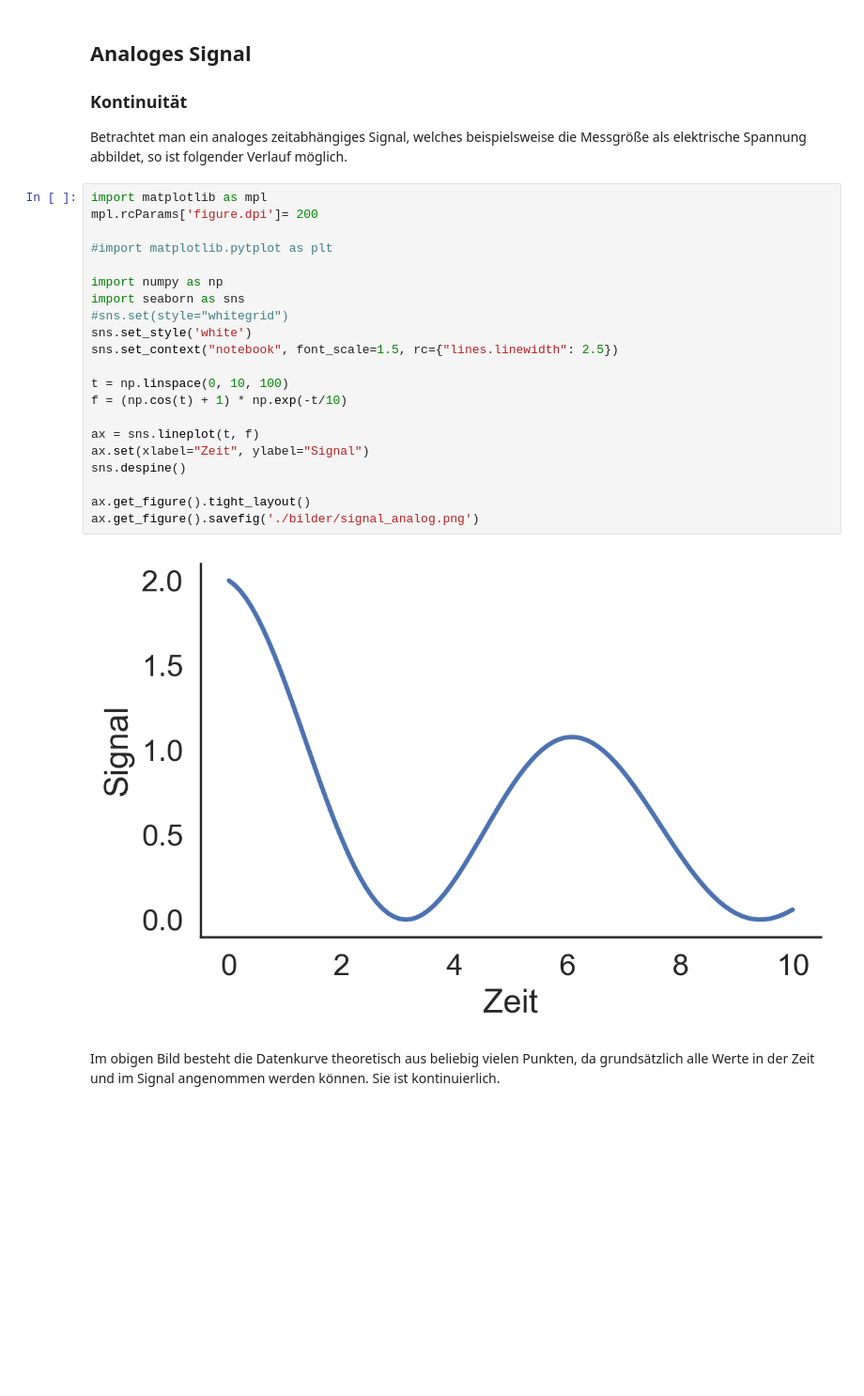
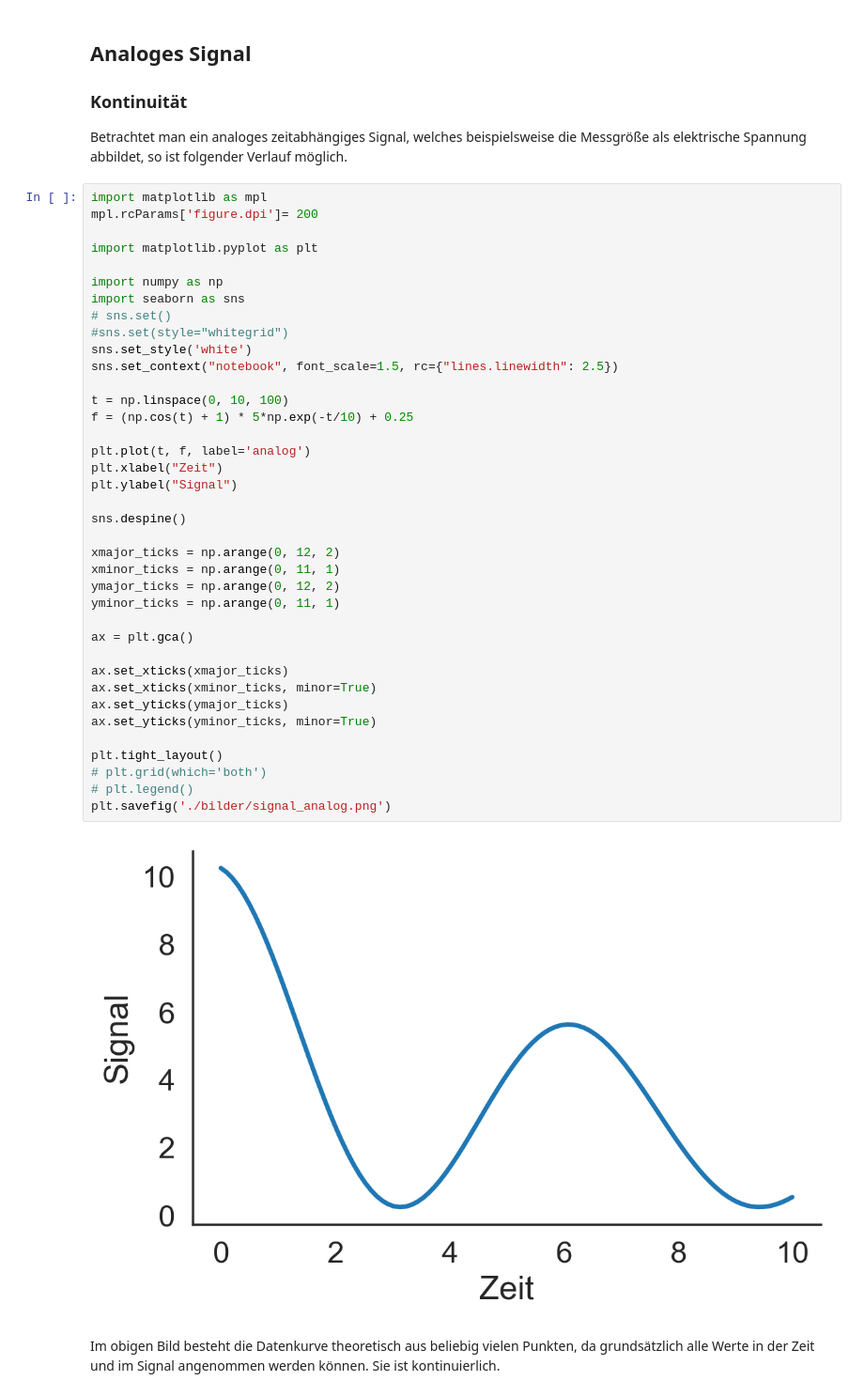
Before and after one commit to lu-kas/Vorlesung_Ingenieurinformatik, a Jupyter notebook: Content/Script/01_computer/011_analoge_informationen.ipynb, the cells around one changed output. Shown at 94% size. Cells and saved outputs as stored; diff of their text form; blank space fills up the shorter version.

Commit message:
finished analog

```diff
--- a/Content/Script/01_computer/011_analoge_informationen.ipynb
+++ b/Content/Script/01_computer/011_analoge_informationen.ipynb
@@ -30,26 +30,43 @@ Betrachtet man ein analoges zeitabhängiges Signal, welches beispielsweise die M
 # %%
 import matplotlib as mpl
 mpl.rcParams['figure.dpi']= 200
 
-#import matplotlib.pytplot as plt
+import matplotlib.pyplot as plt
 
 import numpy as np
 import seaborn as sns
+# sns.set()
 #sns.set(style="whitegrid")
 sns.set_style('white')
 sns.set_context("notebook", font_scale=1.5, rc={"lines.linewidth": 2.5})
 
 t = np.linspace(0, 10, 100)
-f = (np.cos(t) + 1) * np.exp(-t/10)
+f = (np.cos(t) + 1) * 5*np.exp(-t/10) + 0.25
 
-ax = sns.lineplot(t, f)
-ax.set(xlabel="Zeit", ylabel="Signal")
+plt.plot(t, f, label='analog')
+plt.xlabel("Zeit")
+plt.ylabel("Signal")
+
 sns.despine()
 
-ax.get_figure().tight_layout()
-ax.get_figure().savefig('./bilder/signal_analog.png')
+xmajor_ticks = np.arange(0, 12, 2)
+xminor_ticks = np.arange(0, 11, 1)
+ymajor_ticks = np.arange(0, 12, 2)
+yminor_ticks = np.arange(0, 11, 1)
+
+ax = plt.gca()
+
+ax.set_xticks(xmajor_ticks)
+ax.set_xticks(xminor_ticks, minor=True)
+ax.set_yticks(ymajor_ticks)
+ax.set_yticks(yminor_ticks, minor=True)
+
+plt.tight_layout()
+# plt.grid(which='both')
+# plt.legend()
+plt.savefig('./bilder/signal_analog.png')
 # %% [output]
-[figure, old version]
+[figure, new version]
 # %% [markdown]
 Im obigen Bild besteht die Datenkurve theoretisch aus beliebig vielen Punkten, da grundsätzlich alle Werte in der Zeit und im Signal angenommen werden können. Sie ist kontinuierlich.
 # %% [markdown]
```
Also changed, not shown: 2 other files.
